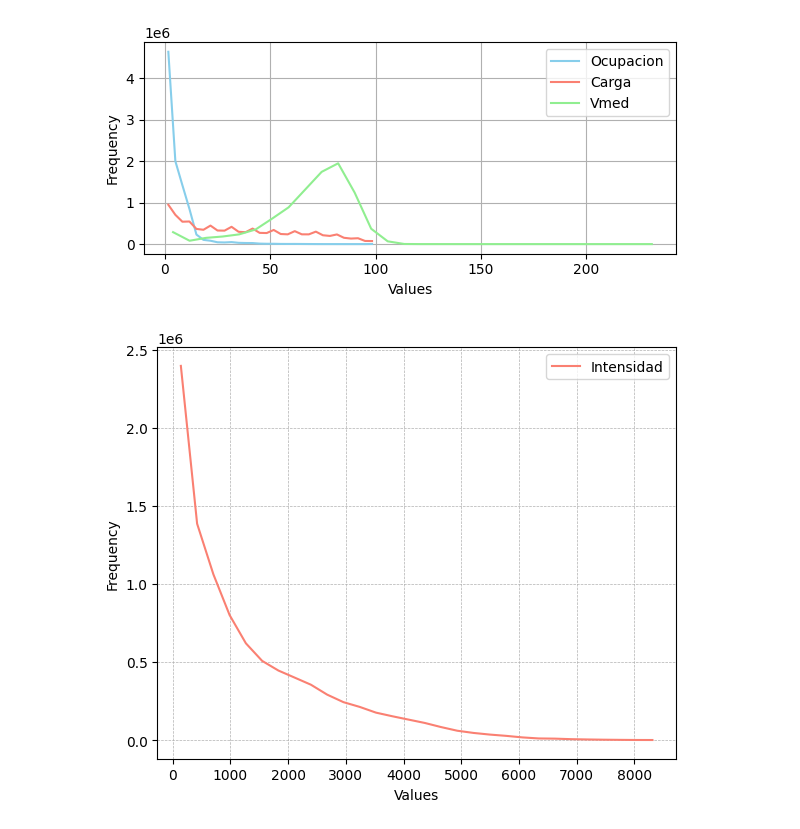
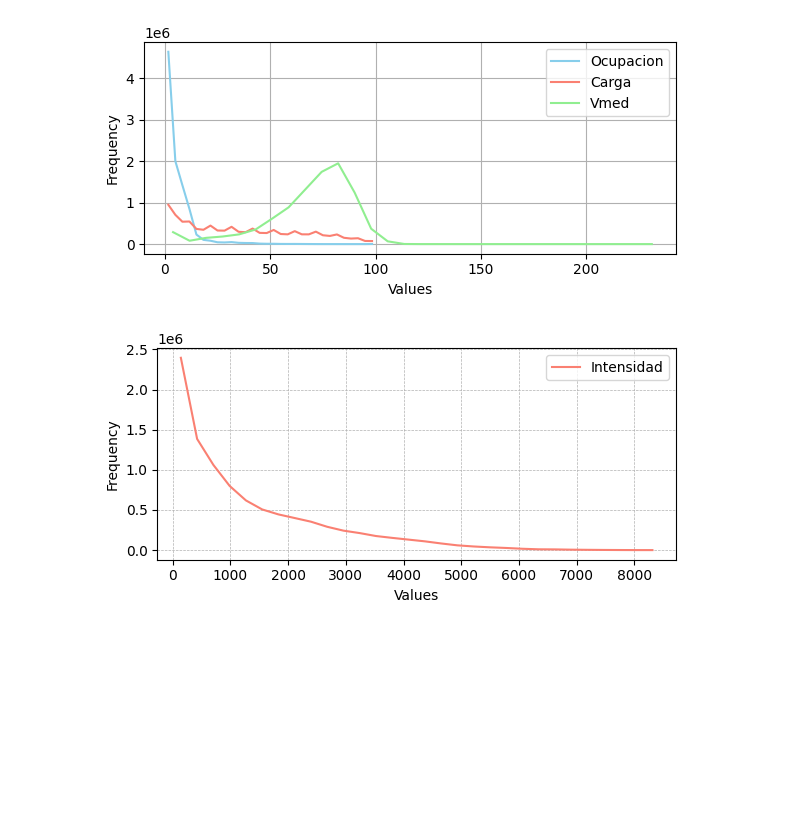
Before and after one commit to cquijadafuentes/jupyter_tesis_parte2, a Jupyter notebook: Descripcion_dataset_2024.ipynb, the cells around one changed output. Drawn from its saved outputs; the diff is of its cells as text; code cells hidden in the pictures; blank space fills up the shorter version.

```diff
--- a/Descripcion_dataset_2024.ipynb
+++ b/Descripcion_dataset_2024.ipynb
@@ -92,19 +92,19 @@ plt.close()
 # %% [output]
 [figure]
 # %%
-plt.figure(figsize=(6, 4))
+plt.figure(figsize=(6, 3))
 valores = df_completo["intensidad"].dropna()
 counts, bins = np.histogram(valores, bins=30, density=False)
 bin_centers = 0.5 * (bins[:-1] + bins[1:])
 plt.plot(bin_centers, counts, label="intensidad".capitalize(), color="salmon")
 plt.xlabel("Values")
 plt.ylabel("Frequency")
 #plt.title("Frecuencia de Ocupacion, Carga y Velocidad")
 plt.legend()
 plt.grid(True, which="both", ls="--", lw=0.5)
 plt.tight_layout()
 plt.show()
 plt.savefig('histograma_2024_intensidad.png', bbox_inches='tight')
 plt.close()
 # %% [output]
-[figure, old version]
+[figure, new version]
```
